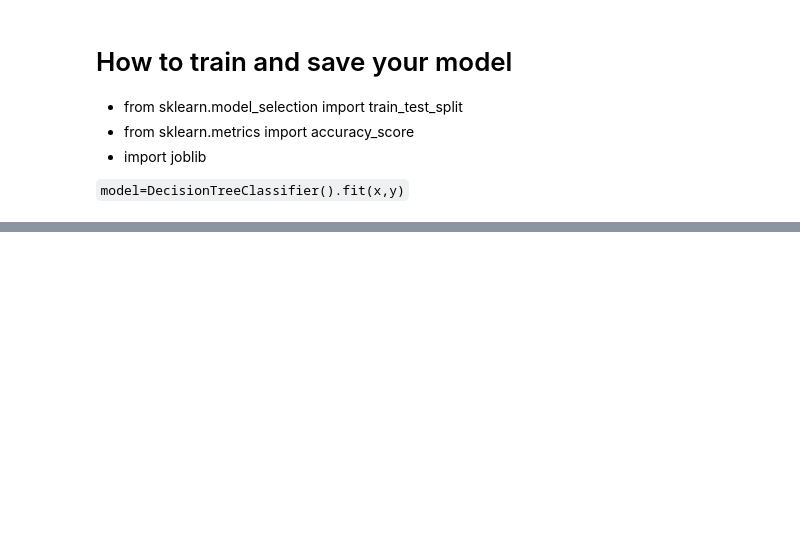
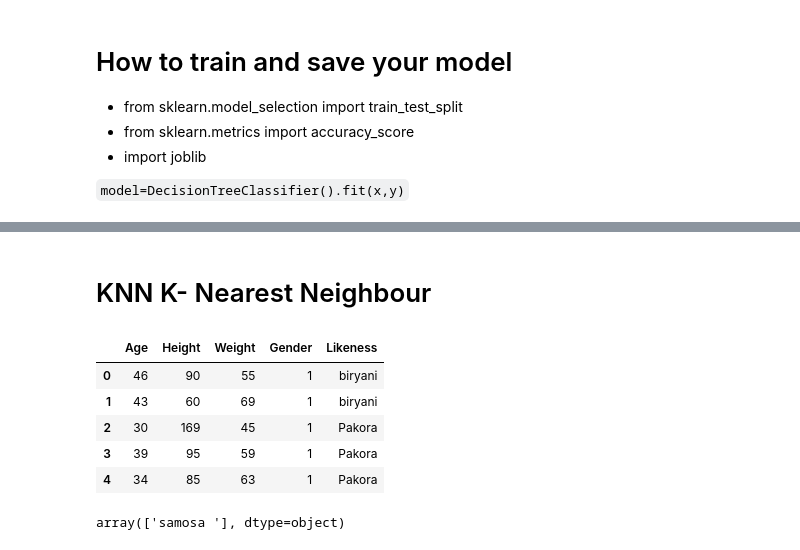
Before and after one commit to issacali/Machine-Learning-, a Jupyter notebook: ML_03.ipynb, the cells around one changed output, grey strips where cells are left out. Drawn from its saved outputs; the diff is of its cells as text; code cells hidden in the pictures; blank space fills up the shorter version.

```diff
--- a/ML_03.ipynb
+++ b/ML_03.ipynb
@@ -232,0 +230,16 @@ KeyboardInterrupt:
+# %% [markdown]
+# KNN K- Nearest Neighbour
+# %%
+import pandas as pd
+df=pd.read_csv("Biryani_Samosa.csv")
+# replacing a variable in data
+df['Gender']=df['Gender'].replace('male',1)
+df['Gender']=df['Gender'].replace('female',0)
+df.head()
+# %% [output]
+|  | Age | Height | Weight | Gender | Likeness |
+| 0 | 46 | 90 | 55 | 1 | biryani |
+| 1 | 43 | 60 | 69 | 1 | biryani |
+| 2 | 30 | 169 | 45 | 1 | Pakora |
+| 3 | 39 | 95 | 59 | 1 | Pakora |
+| 4 | 34 | 85 | 63 | 1 | Pakora |
@@ -232,0 +251,14 @@ KeyboardInterrupt:
+# %%
+# Model and Prediction
+from sklearn.neighbors import KNeighborsClassifier
+model= KNeighborsClassifier(n_neighbors=5)
+
+
+# Train Model
+model.fit(x,y)
+
+# Predict output
+predicted= model.predict([[44,100,70,1]])
+predicted
+# %% [output]
+array(['samosa '], dtype=object)
```
Also changed, not shown: parts of 26 cells of this notebook, 8 other files.
